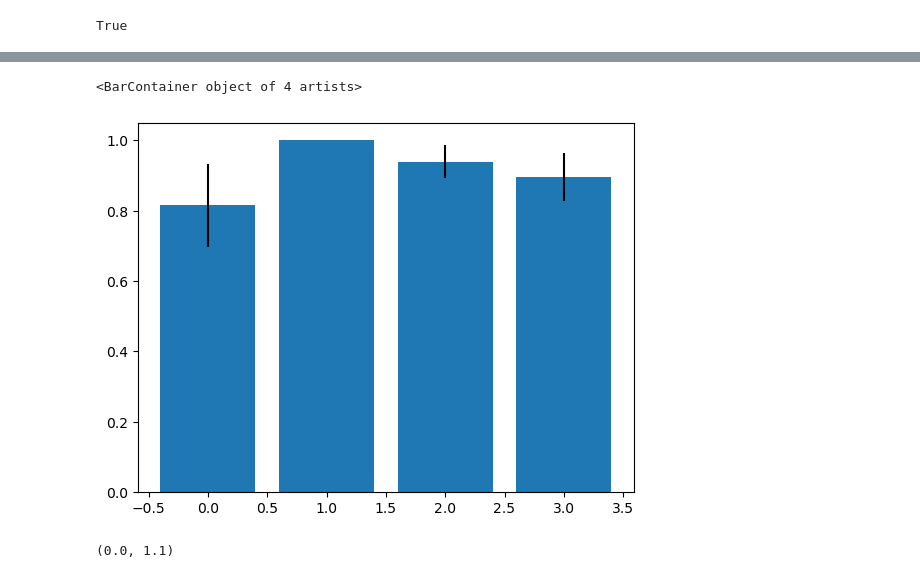
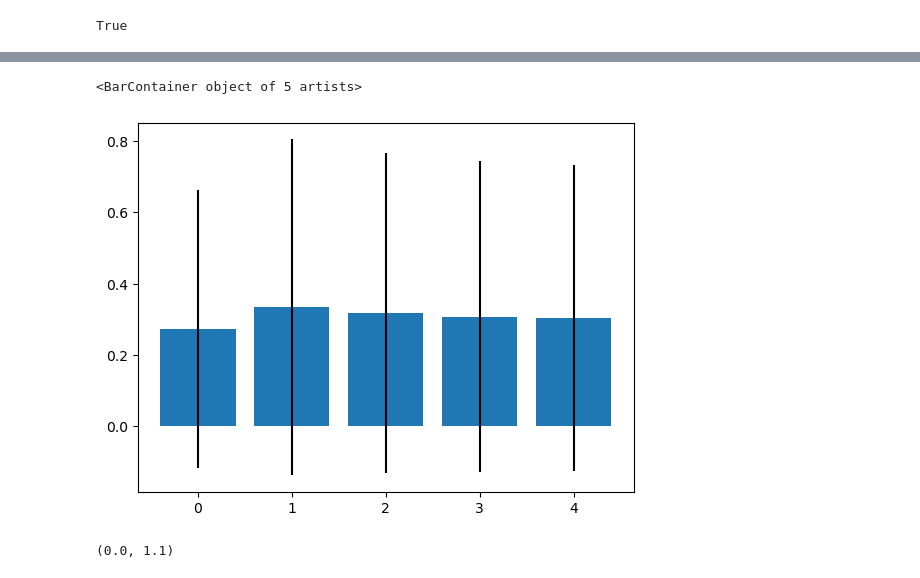
Before and after one commit to PPierzc/loracraft, a Jupyter notebook: score.ipynb, the cells around one changed output, grey strips where cells are left out. Cells and saved outputs as stored; diff of their text form; code cells hidden in the pictures.

```diff
--- a/score.ipynb
+++ b/score.ipynb
@@ -43,10 +43,3 @@ with open ("all_configs_with_0_loras.json", 'r') as f:
     configs = json.load(f)
 # %% [output]
 [{'loras': [], 'weights': [1, 1], 'prompts': ['ral-feathercoat'], 'trials': 1, 'images_path': './output/no-loras/', 'seed': 42, 'pipeline_kwargs': {'num_inference_steps': 1, 'guidance_scale': 0}}, {'l ...
-# %%
-
-with open ("all_configs_with_3_lora.json", 'r') as f:
-    configs = json.load(f)
-
-for config in configs:
-    print(config)
@@ -95,7 +70,7 @@ wandb: Currently logged in as: vfhernandes. Use `wandb login --relogin` to force
 True
 # %%
 
-max_loras = 3
+max_loras = 4
 scores_all = np.zeros((len(prompts), max_loras+1))
 
 k = 0
@@ -180,10 +147,10 @@ for prompt_index, prompt in enumerate(prompts):
 # %%
-plt.bar(np.arange(4),
+plt.bar(np.arange(5),
         np.average(scores_all, axis = 0),
         yerr = np.std(scores_all, axis =0))
 # %% [output]
-<BarContainer object of 4 artists>
+<BarContainer object of 5 artists>
-[figure, old version]
+[figure, new version]
 # %%
 avgs_all = np.average(scores_all[1:], axis = 0)
 stds_all = np.std(scores_all[1:], axis = 0)
```
Also changed, not shown: parts of 10 cells of this notebook, 1 other file.
